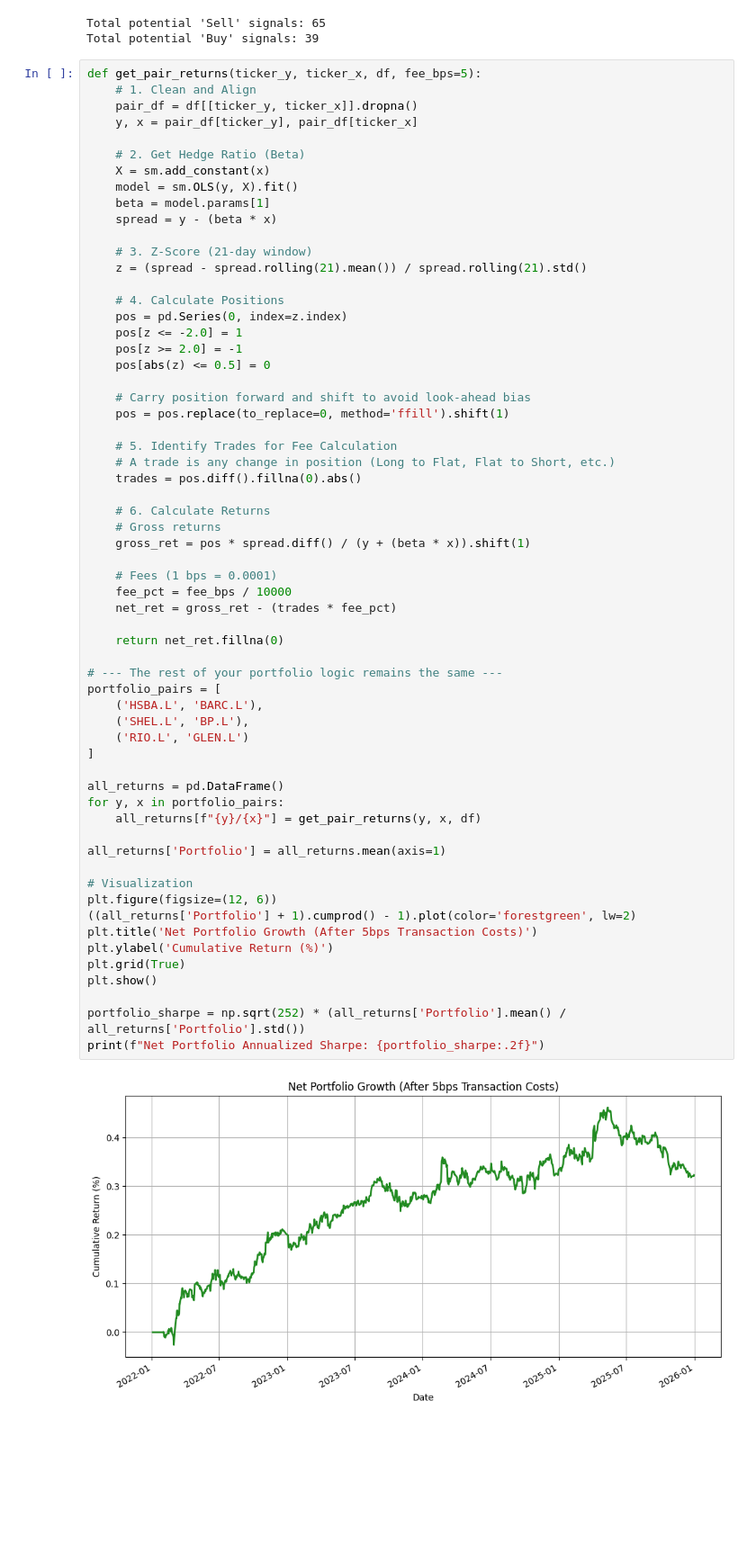
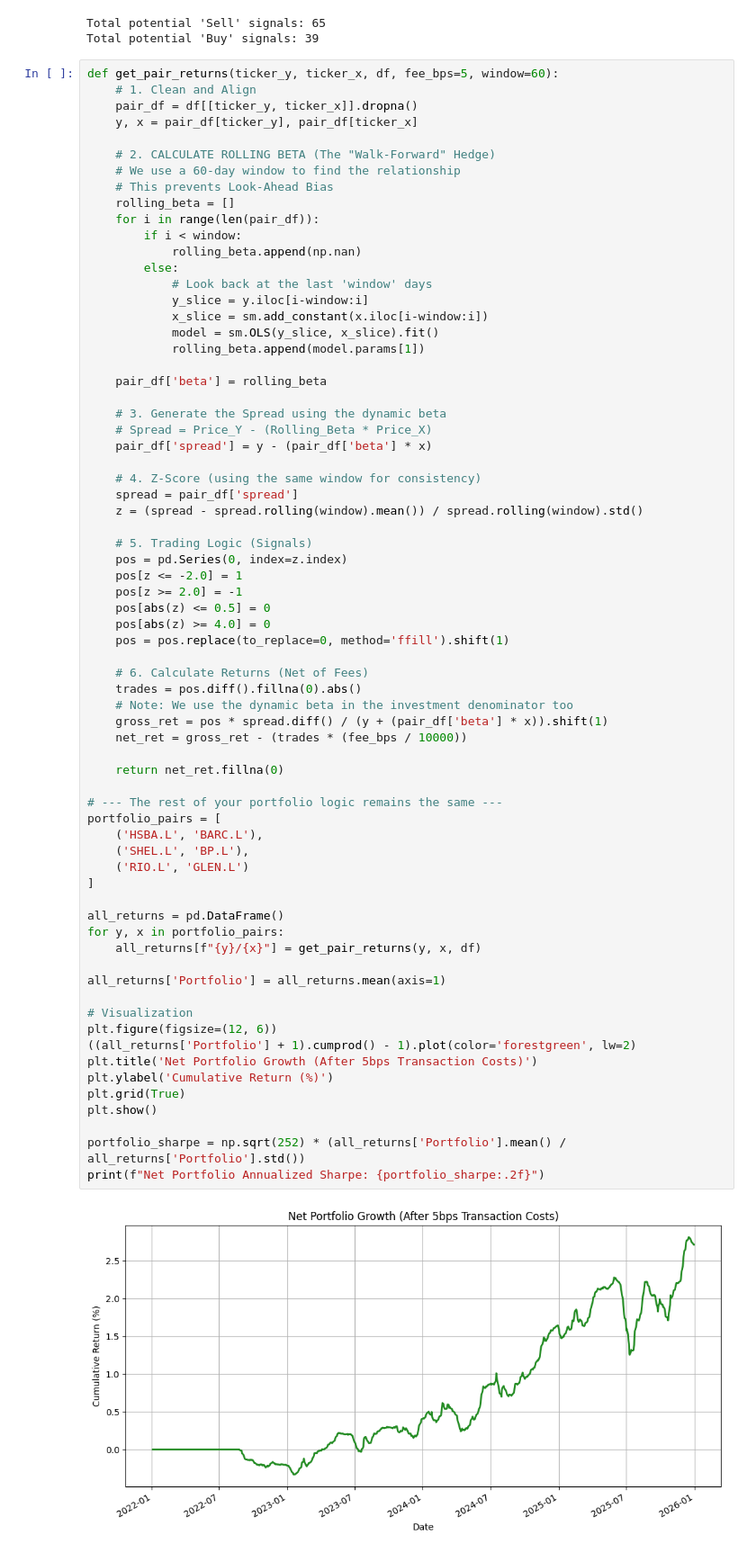
Before and after one commit to Vish27010/Statistical-Arbitrage-FTSE100, a Jupyter notebook: notebooks/01_pair_exploration.ipynb, the cells around one changed output. Shown at 90% size. Drawn from its saved outputs; the diff is of its cells as text; blank space fills up the shorter version.

Commit message:
feat: implement walk-forward rolling OLS for dynamic hedge ratios and risk-managed stop-losses (Net Sharpe: 1.97)

```diff
--- a/notebooks/01_pair_exploration.ipynb
+++ b/notebooks/01_pair_exploration.ipynb
@@ -119,65 +119,73 @@ print(f"Total potential 'Buy' signals: {trades_low}")
 Total potential 'Sell' signals: 65
 Total potential 'Buy' signals: 39
 # %%
-def get_pair_returns(ticker_y, ticker_x, df, fee_bps=5):
+def get_pair_returns(ticker_y, ticker_x, df, fee_bps=5, window=60):
     # 1. Clean and Align
     pair_df = df[[ticker_y, ticker_x]].dropna()
     y, x = pair_df[ticker_y], pair_df[ticker_x]
 
-    # 2. Get Hedge Ratio (Beta)
-    X = sm.add_constant(x)
-    model = sm.OLS(y, X).fit()
-    beta = model.params[1]
-    spread = y - (beta * x)
+    # 2. CALCULATE ROLLING BETA (The "Walk-Forward" Hedge)
+    # We use a 60-day window to find the relationship
+    # This prevents Look-Ahead Bias
+    rolling_beta = []
+    for i in range(len(pair_df)):
+        if i < window:
+            rolling_beta.append(np.nan)
+        else:
+            # Look back at the last 'window' days
+            y_slice = y.iloc[i-window:i]
+            x_slice = sm.add_constant(x.iloc[i-window:i])
+            model = sm.OLS(y_slice, x_slice).fit()
+            rolling_beta.append(model.params[1])
 
-    # 3. Z-Score (21-day window)
-    z = (spread - spread.rolling(21).mean()) / spread.rolling(21).std()
+    pair_df['beta'] = rolling_beta
 
-    # 4. Calculate Positions
+    # 3. Generate the Spread using the dynamic beta
+    # Spread = Price_Y - (Rolling_Beta * Price_X)
+    pair_df['spread'] = y - (pair_df['beta'] * x)
+
+    # 4. Z-Score (using the same window for consistency)
+    spread = pair_df['spread']
+    z = (spread - spread.rolling(window).mean()) / spread.rolling(window).std()
+
+    # 5. Trading Logic (Signals)
     pos = pd.Series(0, index=z.index)
     pos[z <= -2.0] = 1
     pos[z >= 2.0] = -1
     pos[abs(z) <= 0.5] = 0
-
-    # Carry position forward and shift to avoid look-ahead bias
+    pos[abs(z) >= 4.0] = 0
     pos = pos.replace(to_replace=0, method='ffill').shift(1)
 
-    # 5. Identify Trades for Fee Calculation
-    # A trade is any change in position (Long to Flat, Flat to Short, etc.)
+    # 6. Calculate Returns (Net of Fees)
     trades = pos.diff().fillna(0).abs()
-
-    # 6. Calculate Returns
-    # Gross returns
-    gross_ret = pos * spread.diff() / (y + (beta * x)).shift(1)
-
-    # Fees (1 bps = 0.0001)
-    fee_pct = fee_bps / 10000
-    net_ret = gross_ret - (trades * fee_pct)
+    # Note: We use the dynamic beta in the investment denominator too
+    gross_ret = pos * spread.diff() / (y + (pair_df['beta'] * x)).shift(1)
+    net_ret = gross_ret - (trades * (fee_bps / 10000))
 
     return net_ret.fillna(0)
 
 # --- The rest of your portfolio logic remains the same ---
 portfolio_pairs = [
     ('HSBA.L', 'BARC.L'),
     ('SHEL.L', 'BP.L'),
     ('RIO.L', 'GLEN.L')
 ]
 
 all_returns = pd.DataFrame()
 for y, x in portfolio_pairs:
     all_returns[f"{y}/{x}"] = get_pair_returns(y, x, df)
 
 all_returns['Portfolio'] = all_returns.mean(axis=1)
 
 # Visualization
 plt.figure(figsize=(12, 6))
 ((all_returns['Portfolio'] + 1).cumprod() - 1).plot(color='forestgreen', lw=2)
 plt.title('Net Portfolio Growth (After 5bps Transaction Costs)')
 plt.ylabel('Cumulative Return (%)')
 plt.grid(True)
 plt.show()
 
 portfolio_sharpe = np.sqrt(252) * (all_returns['Portfolio'].mean() / all_returns['Portfolio'].std())
 print(f"Net Portfolio Annualized Sharpe: {portfolio_sharpe:.2f}")
 # %% [output]
-[figure, old version]
+[figure, new version]
```
Also changed, not shown: parts of 1 cell of this notebook.
